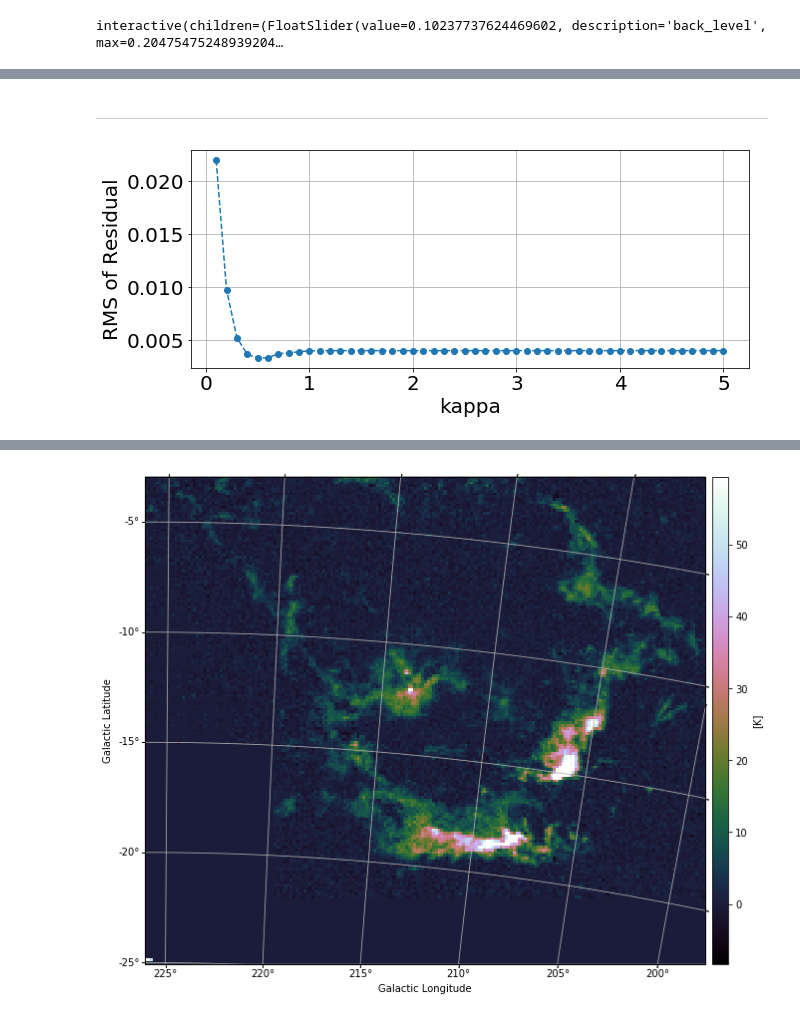
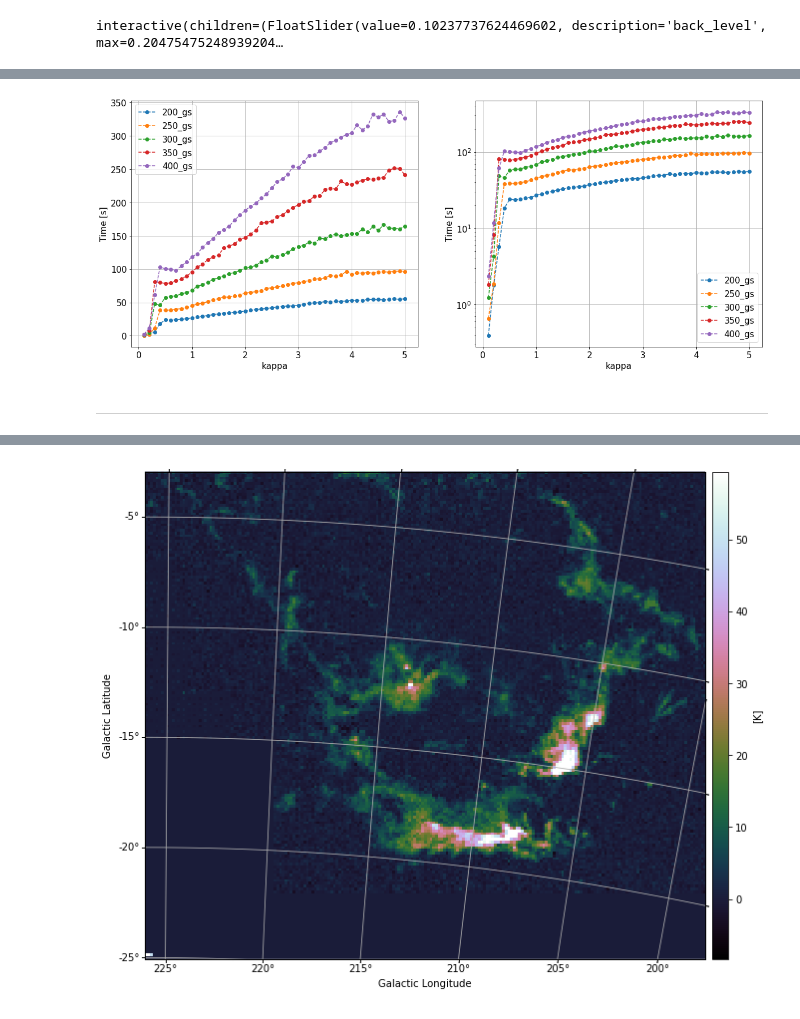
Before and after one commit to mavillan/HDMClouds, a Jupyter notebook: notebooks/exp-kappa.ipynb, the cells around one changed output, grey strips where cells are left out. Drawn from its saved outputs; the diff is of its cells as text; code cells hidden in the pictures.

```diff
--- a/notebooks/exp-kappa.ipynb
+++ b/notebooks/exp-kappa.ipynb
@@ -110,10 +141,23 @@ Normalized flux lost: 0.021004646245831784
+# %%
+plt.figure(figsize=(20,8))
+plt.subplot(1,2,1)
+for k,v in all_results.items():
+    (_,_, time_list) = v
+    plt.plot(kappa_values, time_list, "o--", label=k)
+    plt.xlabel("kappa")
+    plt.ylabel("Time [s]")
+    plt.grid()
+    plt.legend(loc="best")
+plt.subplot(1,2,2)
+for k,v in all_results.items():
+    (_,_, time_list) = v
+    plt.semilogy(kappa_values, time_list, "o--", label=k)
+    plt.xlabel("kappa")
+    plt.ylabel("Time [s]")
+    plt.grid()
+    plt.legend(loc="best")
+plt.show()
+# %% [output]
+[figure, added]
 # %% [markdown]
 ***
-# %%
-plt.figure(figsize=(10,4))
-plt.plot(kappa_values, res_rms_list, "o--")
-plt.xlabel("kappa")
-plt.ylabel("RMS of Residual")
-plt.grid()
-# %% [output]
-[figure, removed]
```
Also changed, not shown: parts of 14 cells of this notebook.
